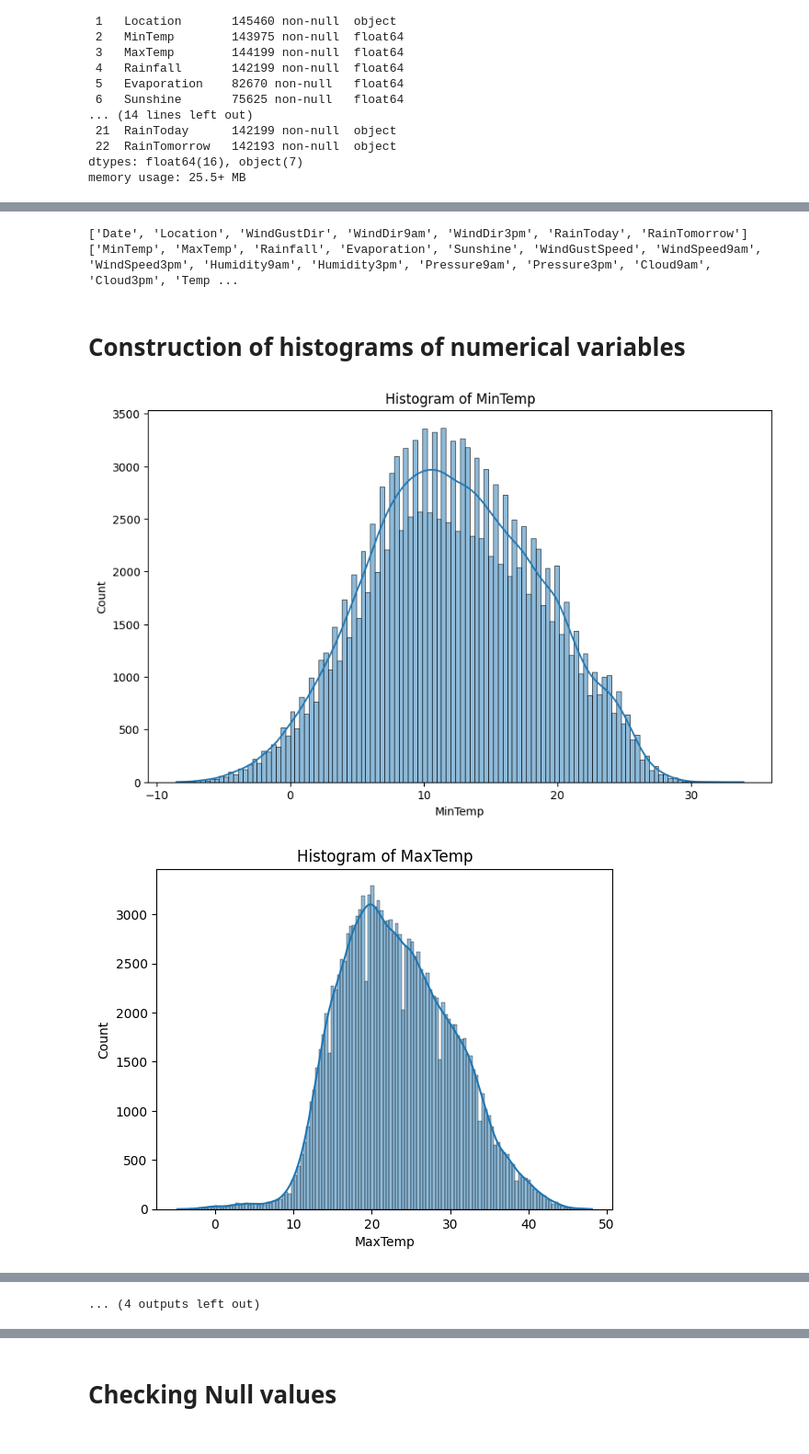
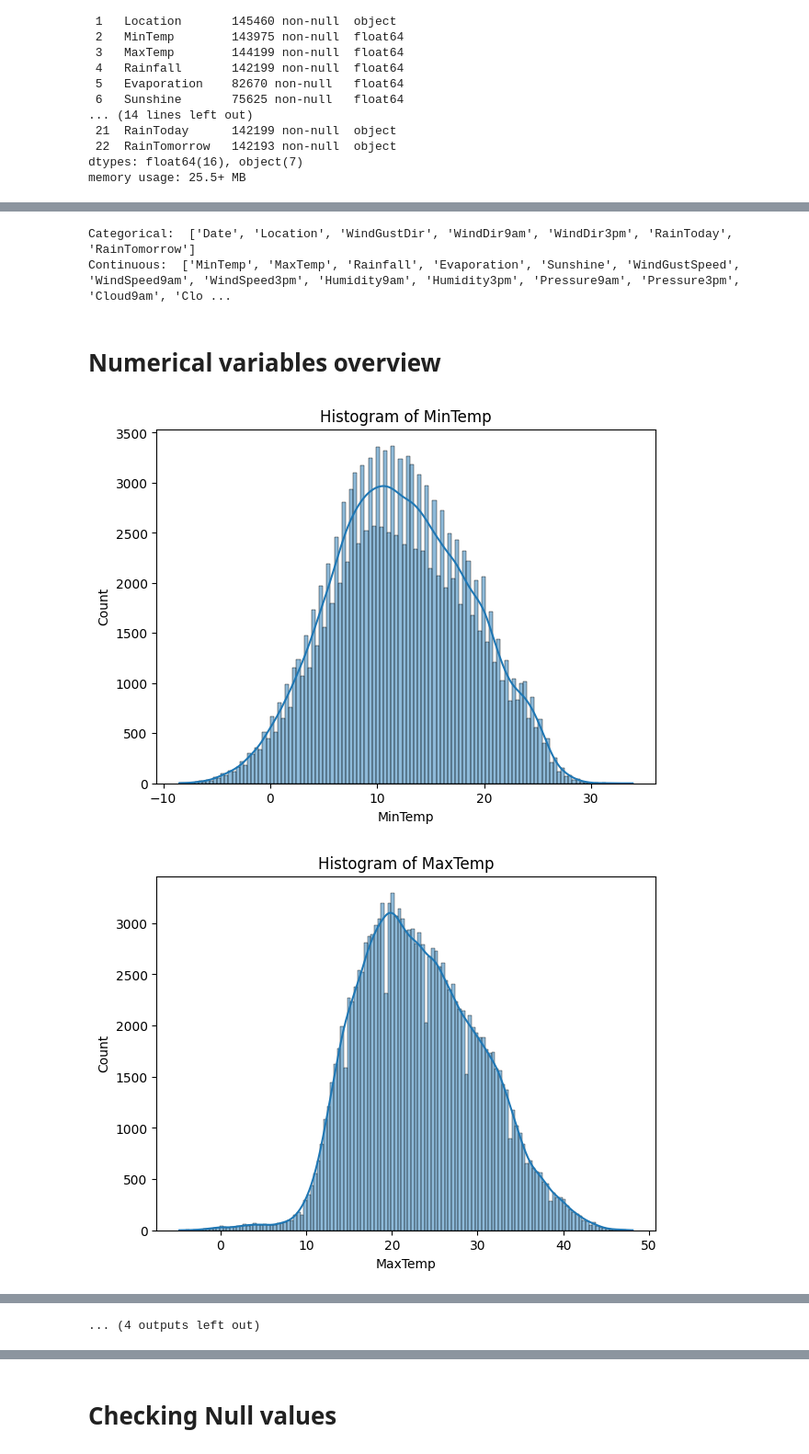
Before and after one commit to VladHolobyn/rain-in-australia-prediction, a Jupyter notebook: notebooks/data-preparation.ipynb, the cells around one changed output, grey strips where cells are left out. Shown at 92% size. Drawn from its saved outputs; the diff is of its cells as text; code cells hidden in the pictures.

```diff
--- a/notebooks/data-preparation.ipynb
+++ b/notebooks/data-preparation.ipynb
@@ -63,5 +63,5 @@ memory usage: 25.5+ MB
 # %%
-categorical_col, contin_val=[],[]
+categorical_col, contin_val = [], []
 
 for i in df.columns:
 
@@ -70,21 +70,21 @@ for i in df.columns:
     else:
         contin_val.append(i)
 
-print(categorical_col)
-print(contin_val)
+print("Categorical: ",  categorical_col)
+print("Continuous: ", contin_val)
 # %% [output]
-['Date', 'Location', 'WindGustDir', 'WindDir9am', 'WindDir3pm', 'RainToday', 'RainTomorrow']
-['MinTemp', 'MaxTemp', 'Rainfall', 'Evaporation', 'Sunshine', 'WindGustSpeed', 'WindSpeed9am', 'WindSpeed3pm', 'Humidity9am', 'Humidity3pm', 'Pressure9am', 'Pressure3pm', 'Cloud9am', 'Cloud3pm', 'Temp ...
+Categorical:  ['Date', 'Location', 'WindGustDir', 'WindDir9am', 'WindDir3pm', 'RainToday', 'RainTomorrow']
+Continuous:  ['MinTemp', 'MaxTemp', 'Rainfall', 'Evaporation', 'Sunshine', 'WindGustSpeed', 'WindSpeed9am', 'WindSpeed3pm', 'Humidity9am', 'Humidity3pm', 'Pressure9am', 'Pressure3pm', 'Cloud9am', 'Clo ...
-# %% [markdown]
-# **Construction of histograms of numerical variables**
+# %% [markdown]
+# **Numerical variables overview**
 # %%
 numeric_df = df.select_dtypes(include=['float64', 'int64'])
 
-plt.figure(figsize=(10, 6))
 for column in numeric_df.columns:
+    plt.figure(figsize=(7, 5))
     sns.histplot(df[column], kde=True)
     plt.title(f'Histogram of {column}')
     plt.show()
 # %% [output]
-[figure, old version]
+[figure, new version]
-[figure, old version]
+[figure, new version]
```
Also changed, not shown: parts of 30 cells of this notebook, 6 other files.
